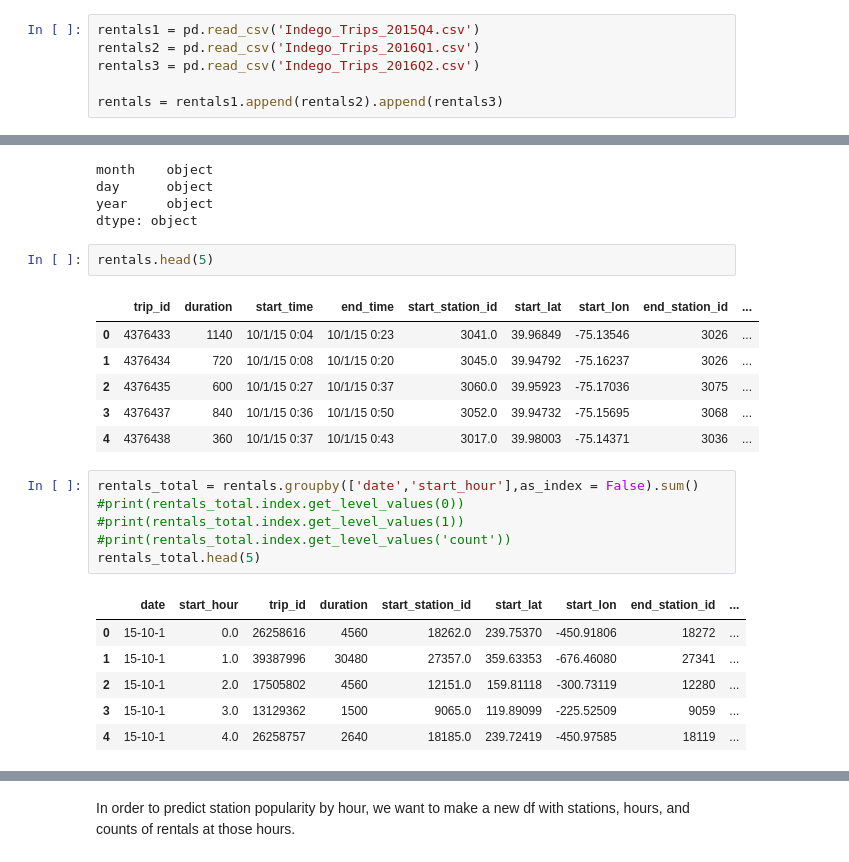
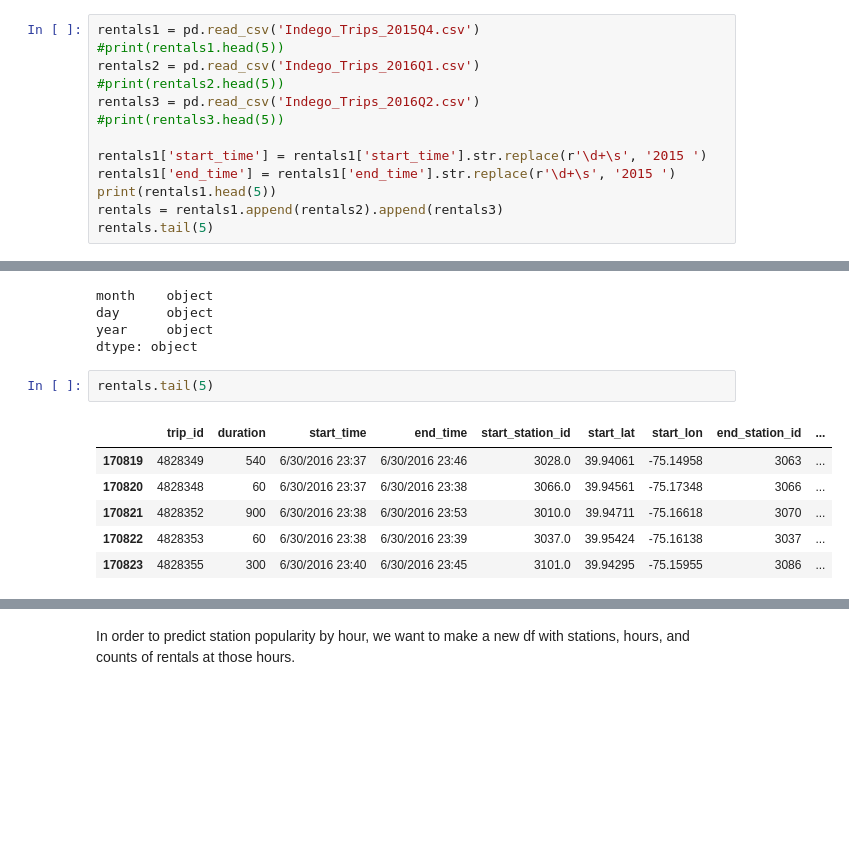
Before and after one commit to hyunhw/Practice-and-notes, a Jupyter notebook: Machine-learning/Decision Trees/Predicting Bike Rental.ipynb, the cells around one changed output, grey strips where cells are left out. Saved outputs shown, nothing was run; the diff lists cells and outputs as text; blank space fills up the shorter version.

```diff
--- a/Machine-learning/Decision Trees/Predicting Bike Rental.ipynb
+++ b/Machine-learning/Decision Trees/Predicting Bike Rental.ipynb
@@ -7,7 +7,14 @@ import matplotlib.pyplot as plt
 %matplotlib inline
 # %%
 rentals1 = pd.read_csv('Indego_Trips_2015Q4.csv')
+#print(rentals1.head(5))
 rentals2 = pd.read_csv('Indego_Trips_2016Q1.csv')
+#print(rentals2.head(5))
 rentals3 = pd.read_csv('Indego_Trips_2016Q2.csv')
+#print(rentals3.head(5))
 
+rentals1['start_time'] = rentals1['start_time'].str.replace(r'\d+\s', '2015 ')
+rentals1['end_time'] = rentals1['end_time'].str.replace(r'\d+\s', '2015 ')
+print(rentals1.head(5))
 rentals = rentals1.append(rentals2).append(rentals3)
+rentals.tail(5)
@@ -48,24 +82,11 @@ day      object
 year     object
 dtype: object
 # %%
-rentals.head(5)
+rentals.tail(5)
 # %% [output]
 |  | trip_id | duration | start_time | end_time | start_station_id | start_lat | start_lon | end_station_id | ... |
-| 0 | 4376433 | 1140 | 10/1/15 0:04 | 10/1/15 0:23 | 3041.0 | 39.96849 | -75.13546 | 3026 | ... |
-| 1 | 4376434 | 720 | 10/1/15 0:08 | 10/1/15 0:20 | 3045.0 | 39.94792 | -75.16237 | 3026 | ... |
-| 2 | 4376435 | 600 | 10/1/15 0:27 | 10/1/15 0:37 | 3060.0 | 39.95923 | -75.17036 | 3075 | ... |
-| 3 | 4376437 | 840 | 10/1/15 0:36 | 10/1/15 0:50 | 3052.0 | 39.94732 | -75.15695 | 3068 | ... |
-| 4 | 4376438 | 360 | 10/1/15 0:37 | 10/1/15 0:43 | 3017.0 | 39.98003 | -75.14371 | 3036 | ... |
+| 170819 | 4828349 | 540 | 6/30/2016 23:37 | 6/30/2016 23:46 | 3028.0 | 39.94061 | -75.14958 | 3063 | ... |
+| 170820 | 4828348 | 60 | 6/30/2016 23:37 | 6/30/2016 23:38 | 3066.0 | 39.94561 | -75.17348 | 3066 | ... |
+| 170821 | 4828352 | 900 | 6/30/2016 23:38 | 6/30/2016 23:53 | 3010.0 | 39.94711 | -75.16618 | 3070 | ... |
+| 170822 | 4828353 | 60 | 6/30/2016 23:38 | 6/30/2016 23:39 | 3037.0 | 39.95424 | -75.16138 | 3037 | ... |
+| 170823 | 4828355 | 300 | 6/30/2016 23:40 | 6/30/2016 23:45 | 3101.0 | 39.94295 | -75.15955 | 3086 | ... |
-# %%
-rentals_total = rentals.groupby(['date','start_hour'],as_index = False).sum()
-#print(rentals_total.index.get_level_values(0))
-#print(rentals_total.index.get_level_values(1))
-#print(rentals_total.index.get_level_values('count'))
-rentals_total.head(5)
-# %% [output]
-|  | date | start_hour | trip_id | duration | start_station_id | start_lat | start_lon | end_station_id | ... |
-| 0 | 15-10-1 | 0.0 | 26258616 | 4560 | 18262.0 | 239.75370 | -450.91806 | 18272 | ... |
-| 1 | 15-10-1 | 1.0 | 39387996 | 30480 | 27357.0 | 359.63353 | -676.46080 | 27341 | ... |
-| 2 | 15-10-1 | 2.0 | 17505802 | 4560 | 12151.0 | 159.81118 | -300.73119 | 12280 | ... |
-| 3 | 15-10-1 | 3.0 | 13129362 | 1500 | 9065.0 | 119.89099 | -225.52509 | 9059 | ... |
-| 4 | 15-10-1 | 4.0 | 26258757 | 2640 | 18185.0 | 239.72419 | -450.97585 | 18119 | ... |
```
Also changed, not shown: parts of 14 cells of this notebook, 1 other file.
